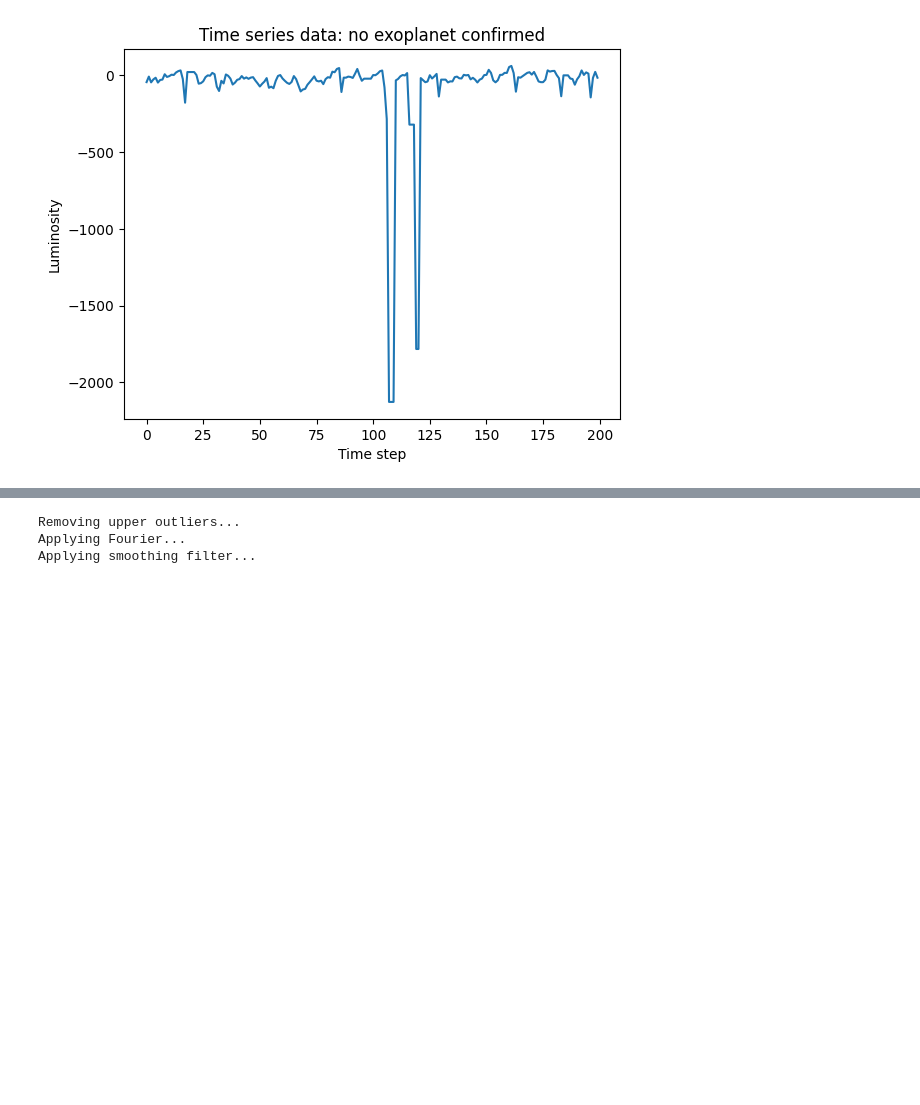
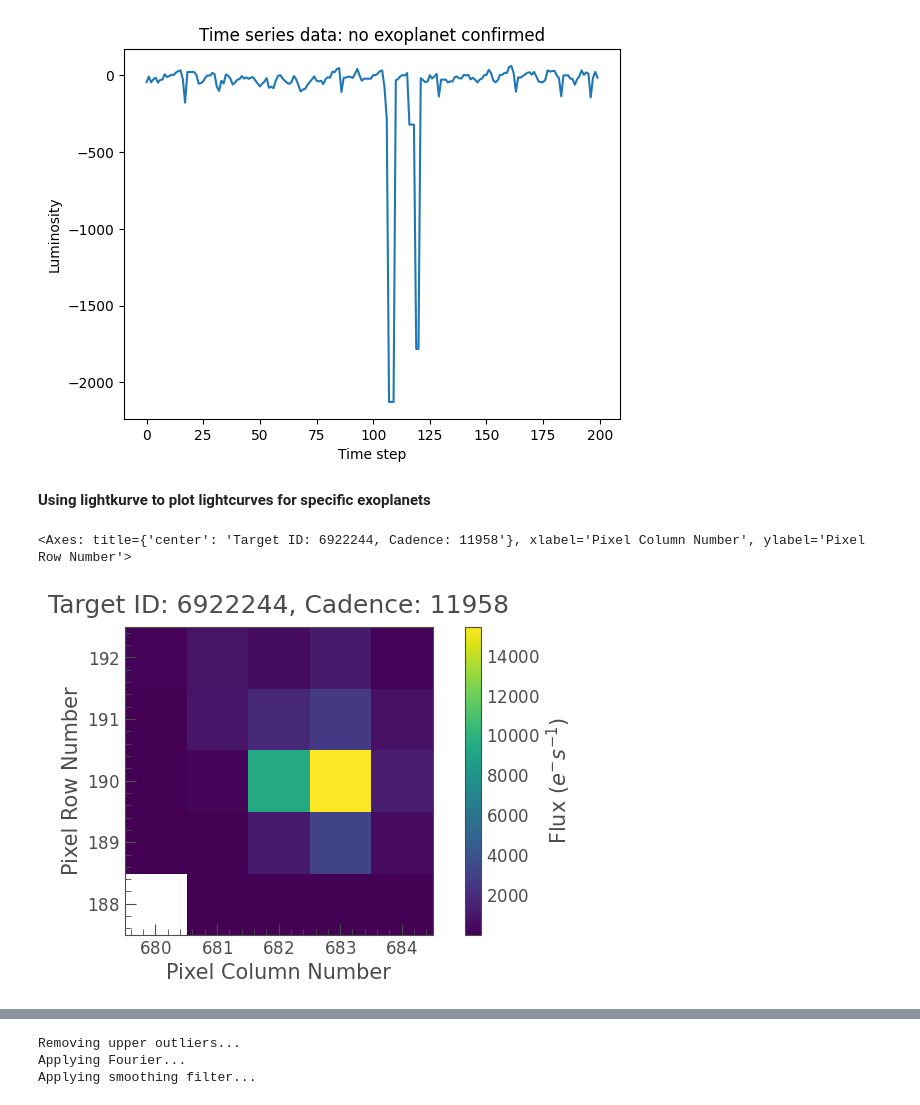
Before and after one commit to Ashwani132003/Test-Exxa, a Jupyter notebook: Test_Exxa.ipynb, the cells around one changed output, grey strips where cells are left out. Saved outputs shown, nothing was run; the diff lists cells and outputs as text; code cells hidden in the pictures; blank space fills up the shorter version.

```diff
--- a/Test_Exxa.ipynb
+++ b/Test_Exxa.ipynb
@@ -53,3 +56,5 @@ plot_series(df_train.iloc[100, 2600:2800], 'Time series data: no exoplanet confi
 # %% [output]
 [figure]
 [figure]
+# %% [markdown]
+**Using lightkurve to plot lightcurves for specific exoplanets**
@@ -55,0 +66,6 @@ plot_series(df_train.iloc[100, 2600:2800], 'Time series data: no exoplanet confi
+# %%
+pixelFile = search_targetpixelfile('KIC 6922244', author='Kepler', cadence='long', quarter=4).download()  # target planet = KIC 6922244
+pixelFile.plot(frame=42)
+# %% [output]
+<Axes: title={'center': 'Target ID: 6922244, Cadence: 11958'}, xlabel='Pixel Column Number', ylabel='Pixel Row Number'>
+[figure, added]
```
Also changed, not shown: parts of 6 cells of this notebook.
